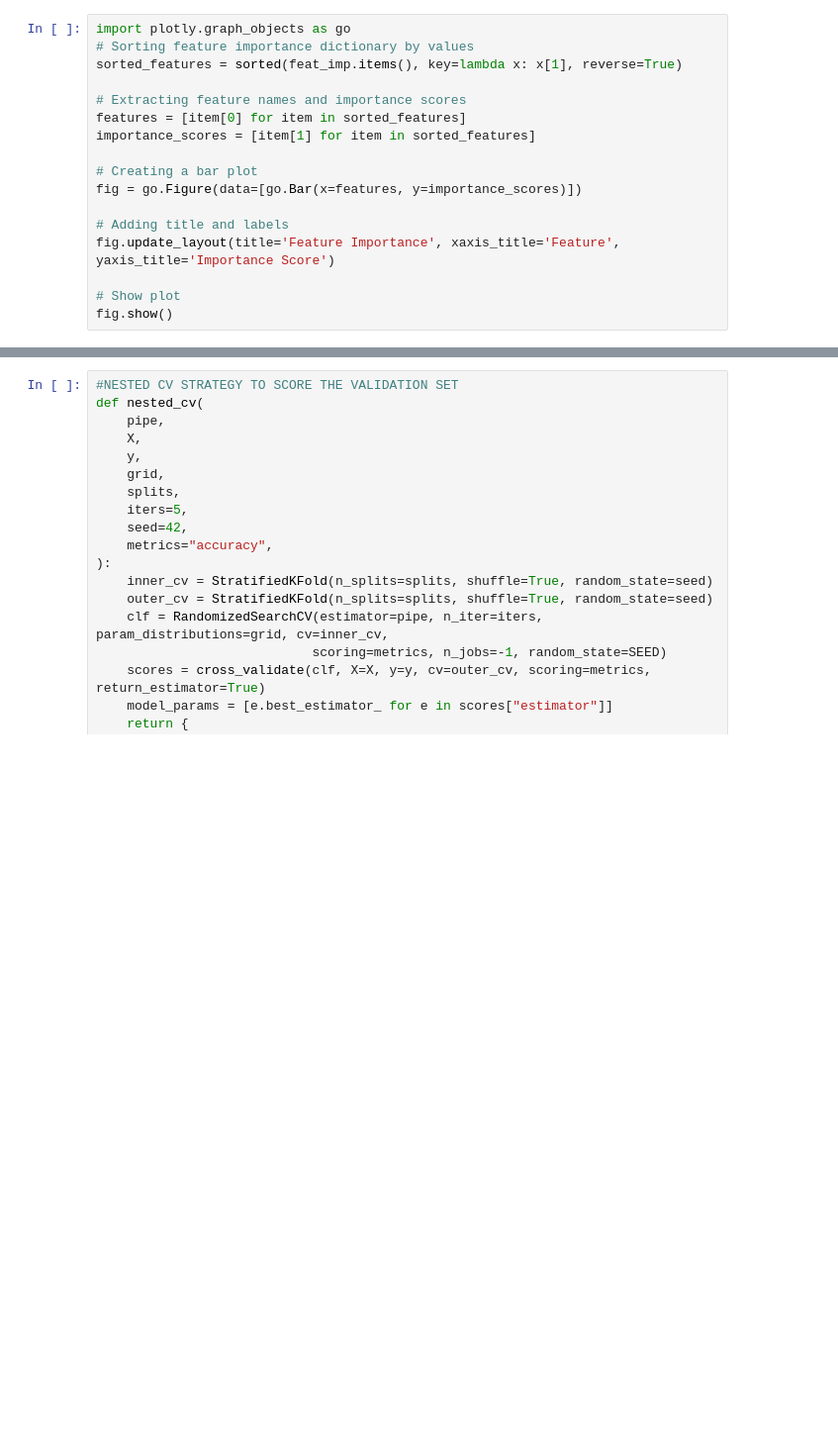
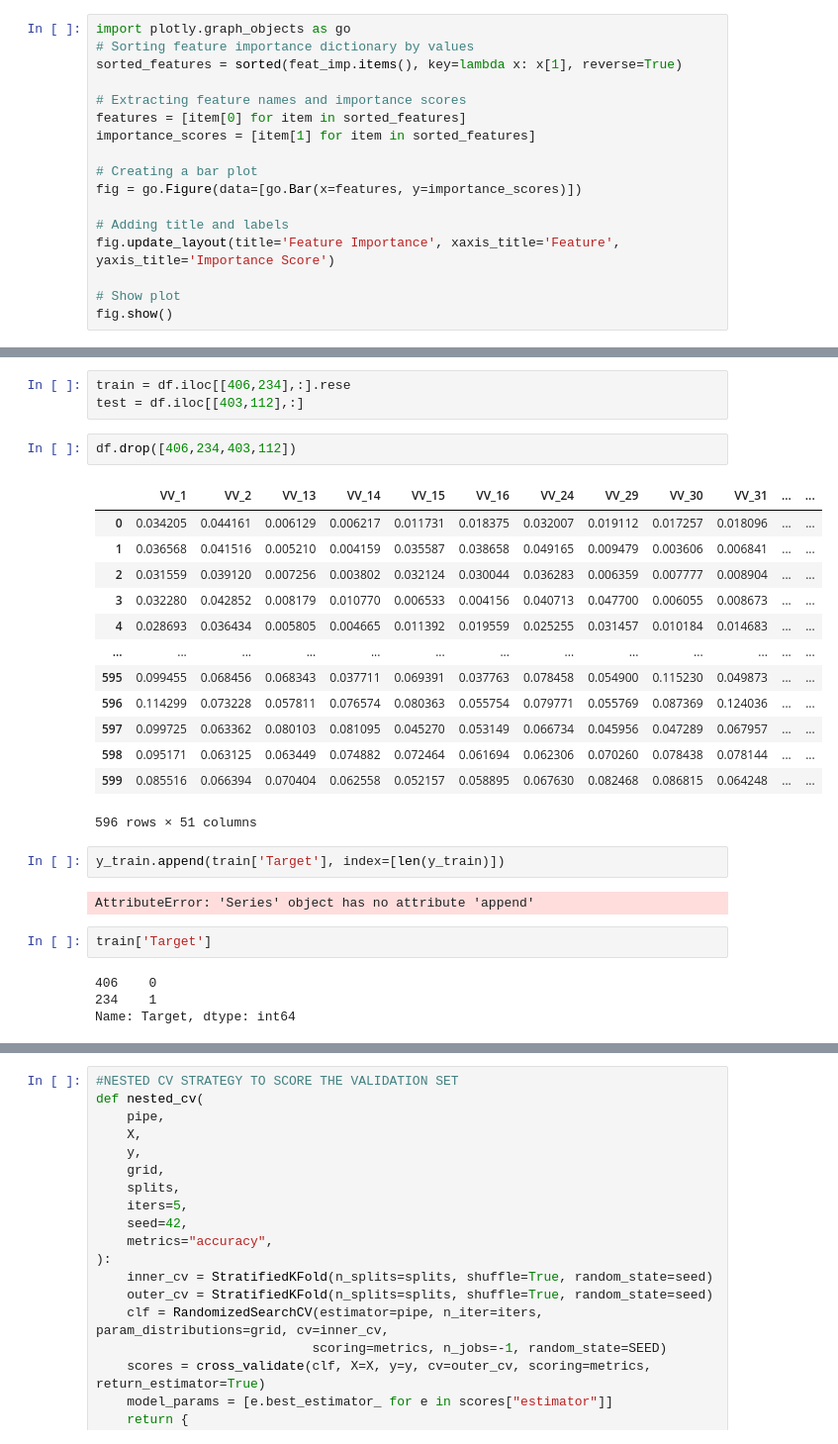
Before and after one commit to gsparsh220598/Rice-Crop-Prediction, a Jupyter notebook: analysis.ipynb, the cells around one changed output, grey strips where cells are left out. Shown at 99% size. Saved outputs shown, nothing was run; the diff lists cells and outputs as text; blank space fills up the shorter version.

```diff
--- a/analysis.ipynb
+++ b/analysis.ipynb
@@ -130,0 +267,29 @@ fig.show()
+# %%
+train = df.iloc[[406,234],:].rese
+test = df.iloc[[403,112],:]
+# %%
+df.drop([406,234,403,112])
+# %% [output]
+|  | VV_1 | VV_2 | VV_13 | VV_14 | VV_15 | VV_16 | VV_24 | VV_29 | VV_30 | VV_31 | ... | ... |
+| 0 | 0.034205 | 0.044161 | 0.006129 | 0.006217 | 0.011731 | 0.018375 | 0.032007 | 0.019112 | 0.017257 | 0.018096 | ... | ... |
+| 1 | 0.036568 | 0.041516 | 0.005210 | 0.004159 | 0.035587 | 0.038658 | 0.049165 | 0.009479 | 0.003606 | 0.006841 | ... | ... |
+| 2 | 0.031559 | 0.039120 | 0.007256 | 0.003802 | 0.032124 | 0.030044 | 0.036283 | 0.006359 | 0.007777 | 0.008904 | ... | ... |
+| 3 | 0.032280 | 0.042852 | 0.008179 | 0.010770 | 0.006533 | 0.004156 | 0.040713 | 0.047700 | 0.006055 | 0.008673 | ... | ... |
+| 4 | 0.028693 | 0.036434 | 0.005805 | 0.004665 | 0.011392 | 0.019559 | 0.025255 | 0.031457 | 0.010184 | 0.014683 | ... | ... |
+| ... | ... | ... | ... | ... | ... | ... | ... | ... | ... | ... | ... | ... |
+| 595 | 0.099455 | 0.068456 | 0.068343 | 0.037711 | 0.069391 | 0.037763 | 0.078458 | 0.054900 | 0.115230 | 0.049873 | ... | ... |
+| 596 | 0.114299 | 0.073228 | 0.057811 | 0.076574 | 0.080363 | 0.055754 | 0.079771 | 0.055769 | 0.087369 | 0.124036 | ... | ... |
+| 597 | 0.099725 | 0.063362 | 0.080103 | 0.081095 | 0.045270 | 0.053149 | 0.066734 | 0.045956 | 0.047289 | 0.067957 | ... | ... |
+| 598 | 0.095171 | 0.063125 | 0.063449 | 0.074882 | 0.072464 | 0.061694 | 0.062306 | 0.070260 | 0.078438 | 0.078144 | ... | ... |
+| 599 | 0.085516 | 0.066394 | 0.070404 | 0.062558 | 0.052157 | 0.058895 | 0.067630 | 0.082468 | 0.086815 | 0.064248 | ... | ... |
+596 rows × 51 columns
+# %%
+y_train.append(train['Target'], index=[len(y_train)])
+# %% [output]
+AttributeError: 'Series' object has no attribute 'append'
+# %%
+train['Target']
+# %% [output]
+406    0
+234    1
+Name: Target, dtype: int64
```
Also changed, not shown: parts of 7 cells of this notebook.
